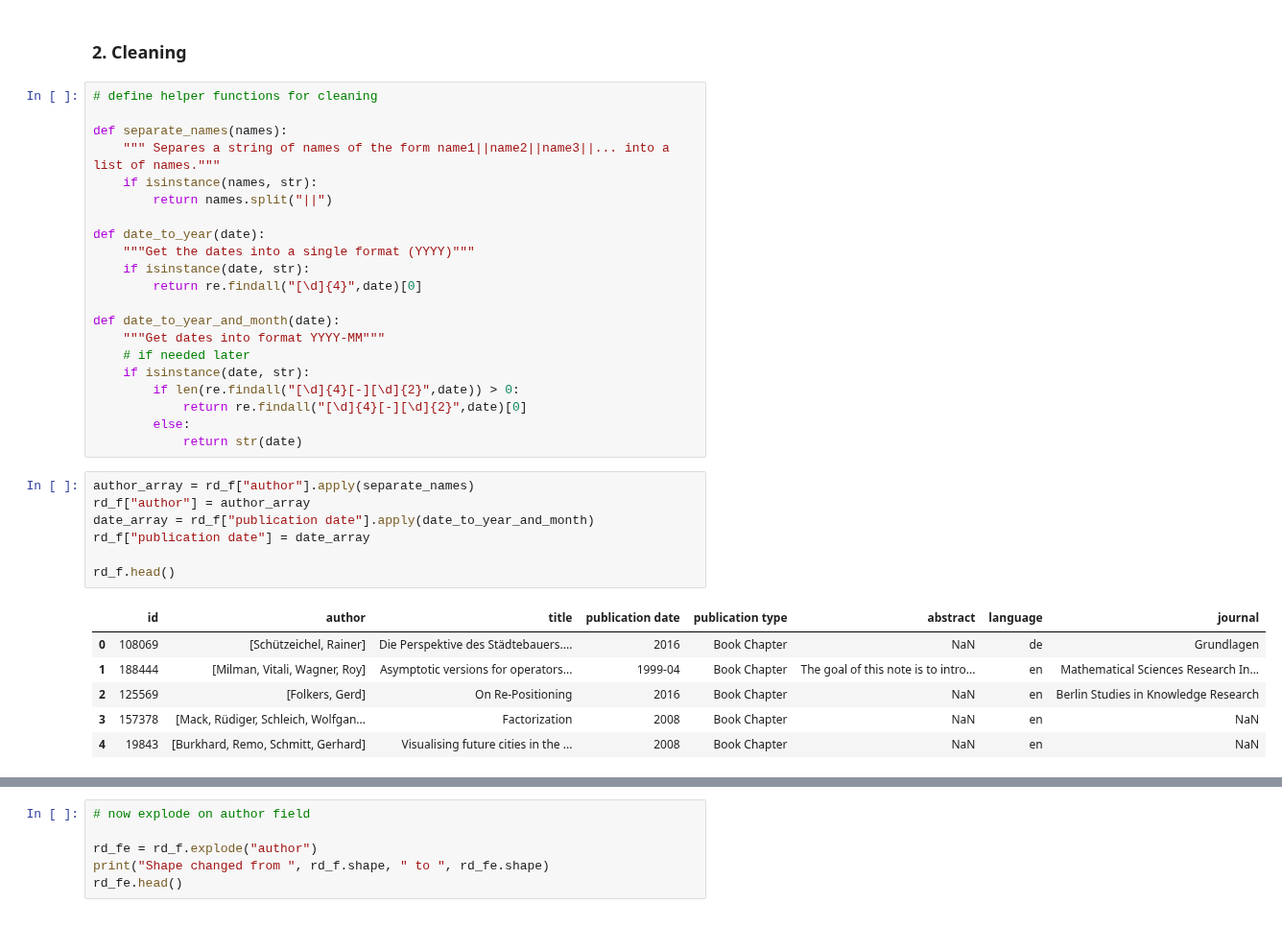
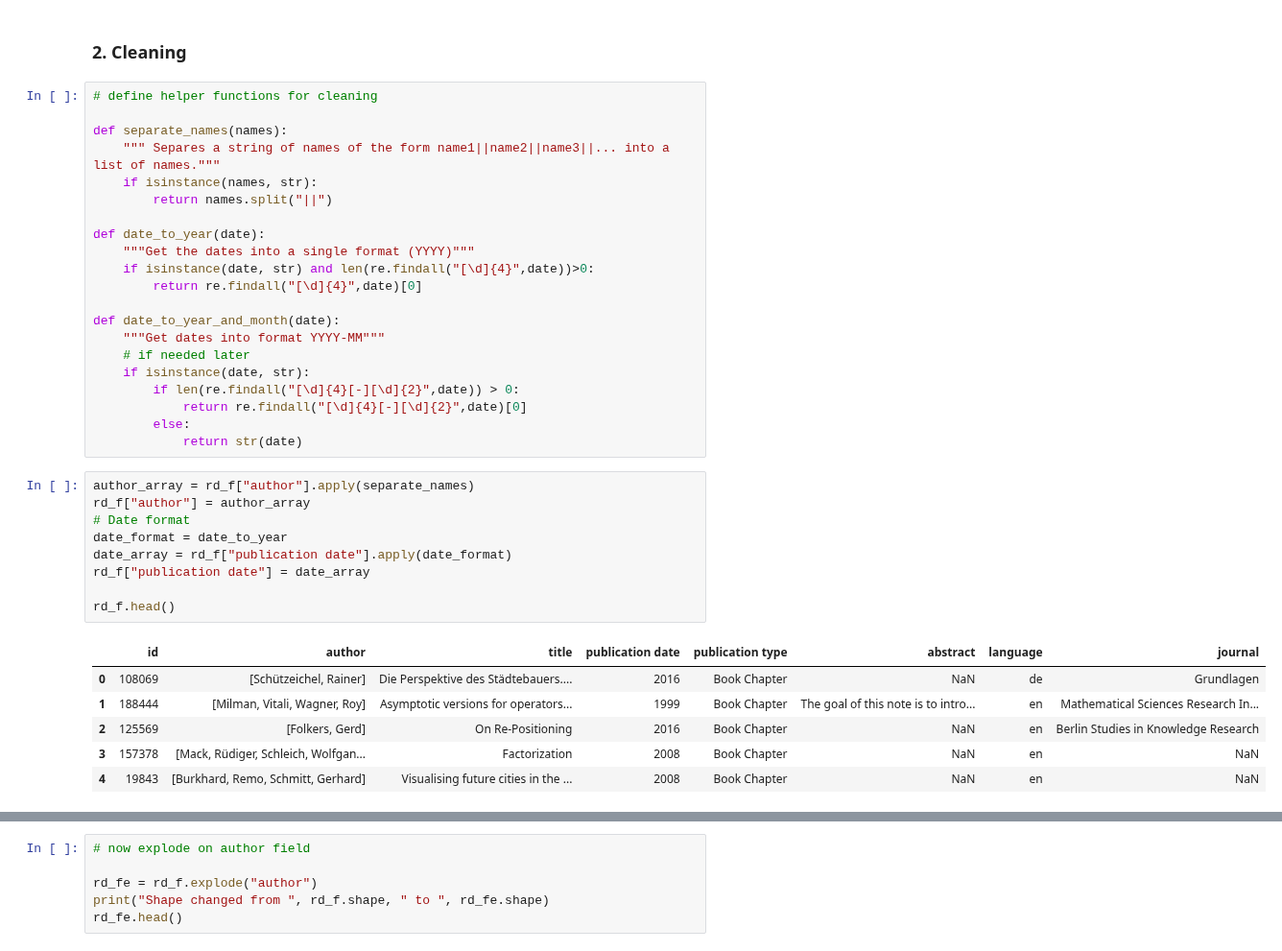
Before and after one commit to GiuliaLanzillotta/ETH_SEARCH, a Jupyter notebook: Data import.ipynb, the cells around one changed output, grey strips where cells are left out. Shown at 96% size. Saved outputs shown, nothing was run; the diff lists cells and outputs as text.

```diff
--- a/Data import.ipynb
+++ b/Data import.ipynb
@@ -99,7 +99,7 @@ def separate_names(names):
 
 def date_to_year(date):
     """Get the dates into a single format (YYYY)"""
-    if isinstance(date, str):
+    if isinstance(date, str) and len(re.findall("[\d]{4}",date))>0:
         return re.findall("[\d]{4}",date)[0]
 
 def date_to_year_and_month(date):
@@ -113,14 +113,16 @@ def date_to_year_and_month(date):
 # %%
 author_array = rd_f["author"].apply(separate_names)
 rd_f["author"] = author_array
-date_array = rd_f["publication date"].apply(date_to_year_and_month)
+# Date format
+date_format = date_to_year
+date_array = rd_f["publication date"].apply(date_format)
 rd_f["publication date"] = date_array
 
 rd_f.head()
 # %% [output]
 |  | id | author | title | publication date | publication type | abstract | language | journal |
 | 0 | 108069 | [Schützeichel, Rainer] | Die Perspektive des Städtebauers.... | 2016 | Book Chapter | NaN | de | Grundlagen |
-| 1 | 188444 | [Milman, Vitali, Wagner, Roy] | Asymptotic versions for operators... | 1999-04 | Book Chapter | The goal of this note is to intro... | en | Mathematical Sciences Research In... |
+| 1 | 188444 | [Milman, Vitali, Wagner, Roy] | Asymptotic versions for operators... | 1999 | Book Chapter | The goal of this note is to intro... | en | Mathematical Sciences Research In... |
 | 2 | 125569 | [Folkers, Gerd] | On Re-Positioning | 2016 | Book Chapter | NaN | en | Berlin Studies in Knowledge Research |
 | 3 | 157378 | [Mack, Rüdiger, Schleich, Wolfgan... | Factorization | 2008 | Book Chapter | NaN | en | NaN |
 | 4 | 19843 | [Burkhard, Remo, Schmitt, Gerhard] | Visualising future cities in the ... | 2008 | Book Chapter | NaN | en | NaN |
```
Also changed, not shown: parts of 11 cells of this notebook.
